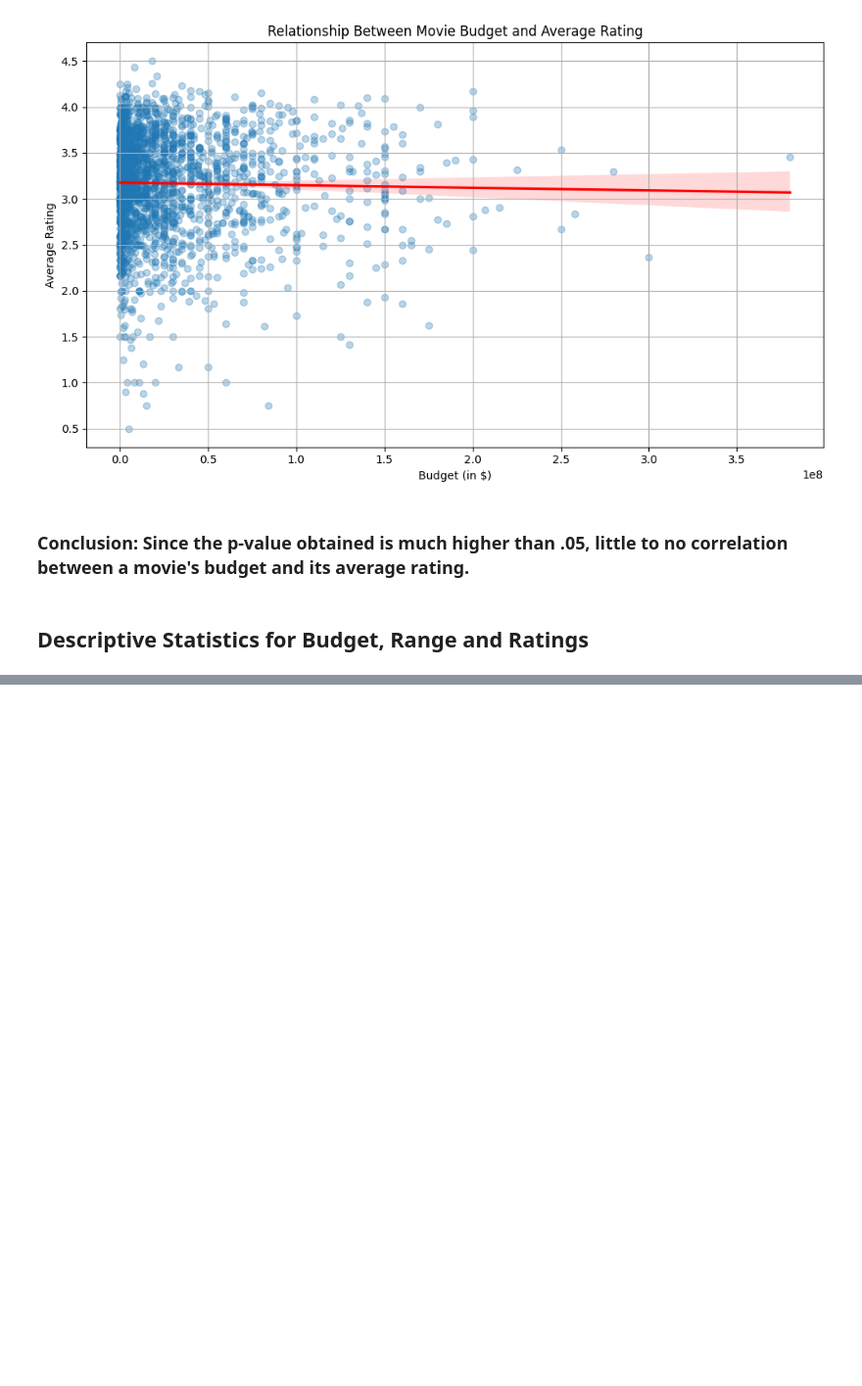
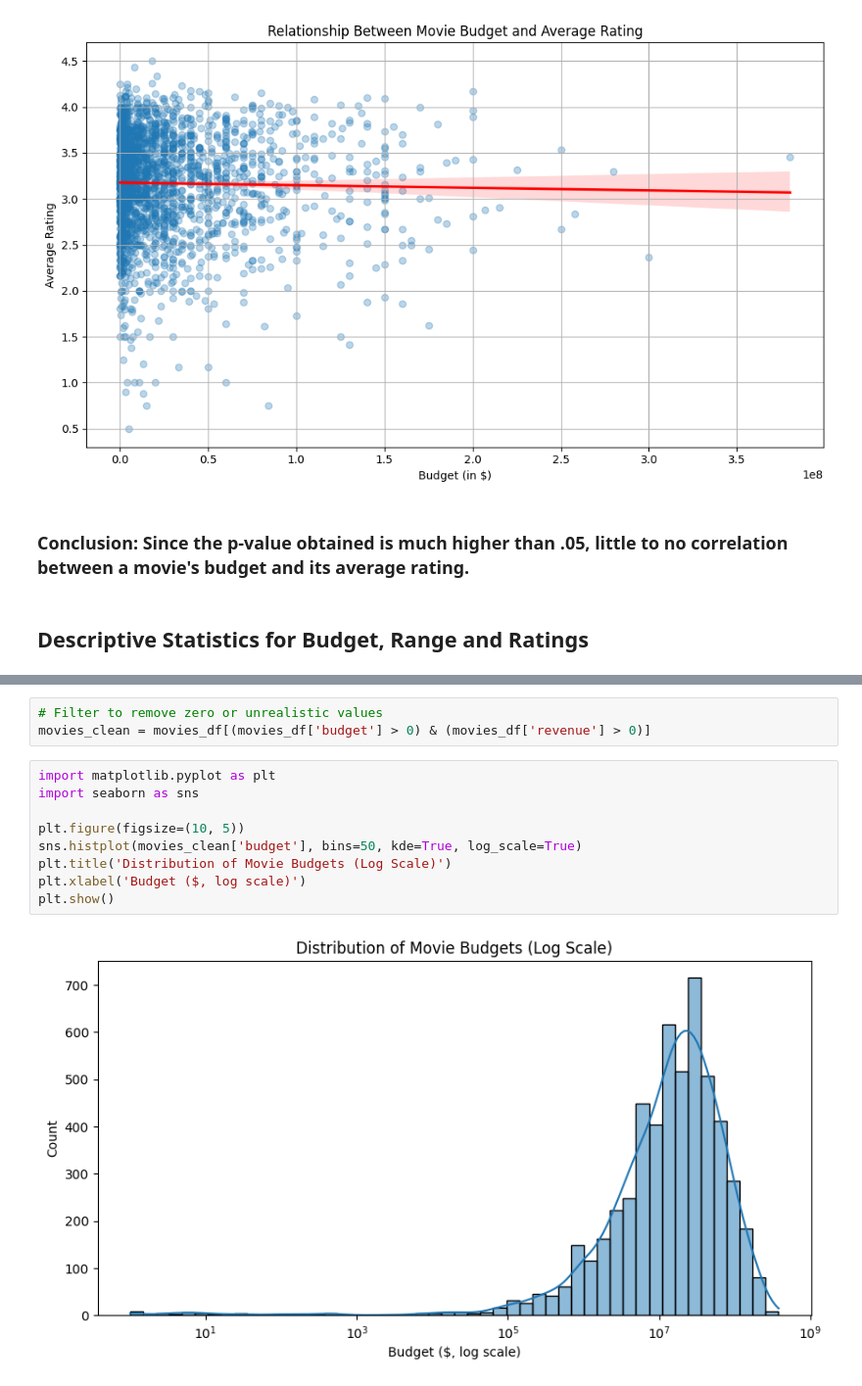
Before and after one commit to saharshmaloo/MovieAnalysis320, a Jupyter notebook: movies_data.ipynb, the cells around one changed output, grey strips where cells are left out. Shown: that part at 98% size. Cells and saved outputs as stored; diff of their text form; blank space fills up the shorter version.

```diff
--- a/movies_data.ipynb
+++ b/movies_data.ipynb
@@ -209,0 +233,14 @@ P-value: 0.34831224314193265
+# %%
+# Filter to remove zero or unrealistic values
+movies_clean = movies_df[(movies_df['budget'] > 0) & (movies_df['revenue'] > 0)]
+# %%
+import matplotlib.pyplot as plt
+import seaborn as sns
+
+plt.figure(figsize=(10, 5))
+sns.histplot(movies_clean['budget'], bins=50, kde=True, log_scale=True)
+plt.title('Distribution of Movie Budgets (Log Scale)')
+plt.xlabel('Budget ($, log scale)')
+plt.show()
+# %% [output]
+[figure, added]
```
Also changed, not shown: parts of 5 cells of this notebook.
